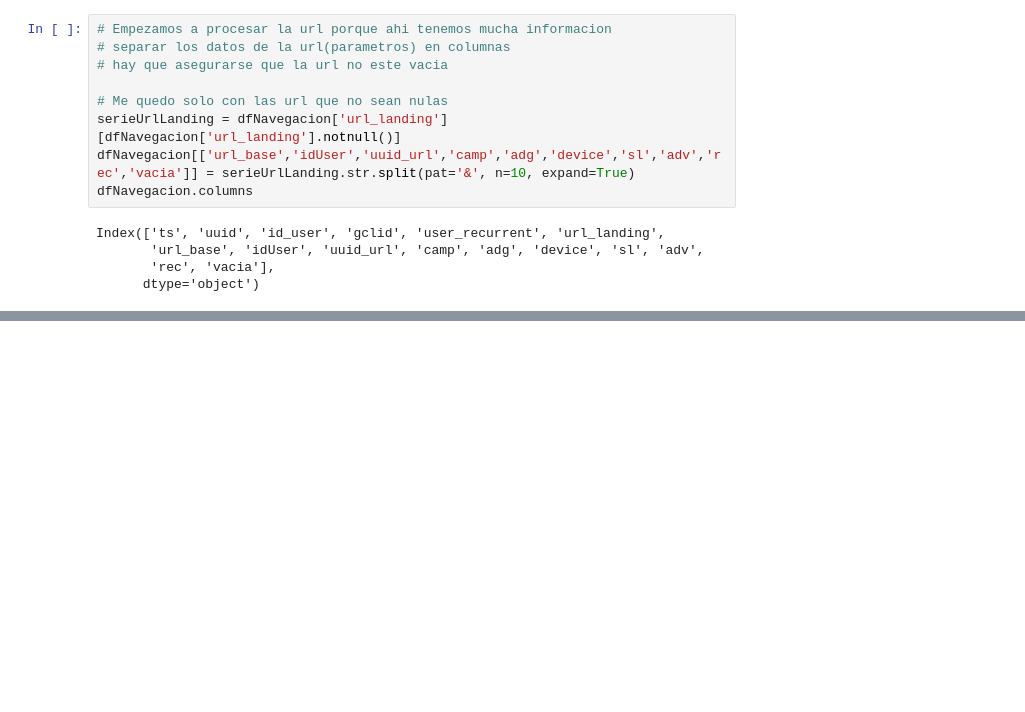
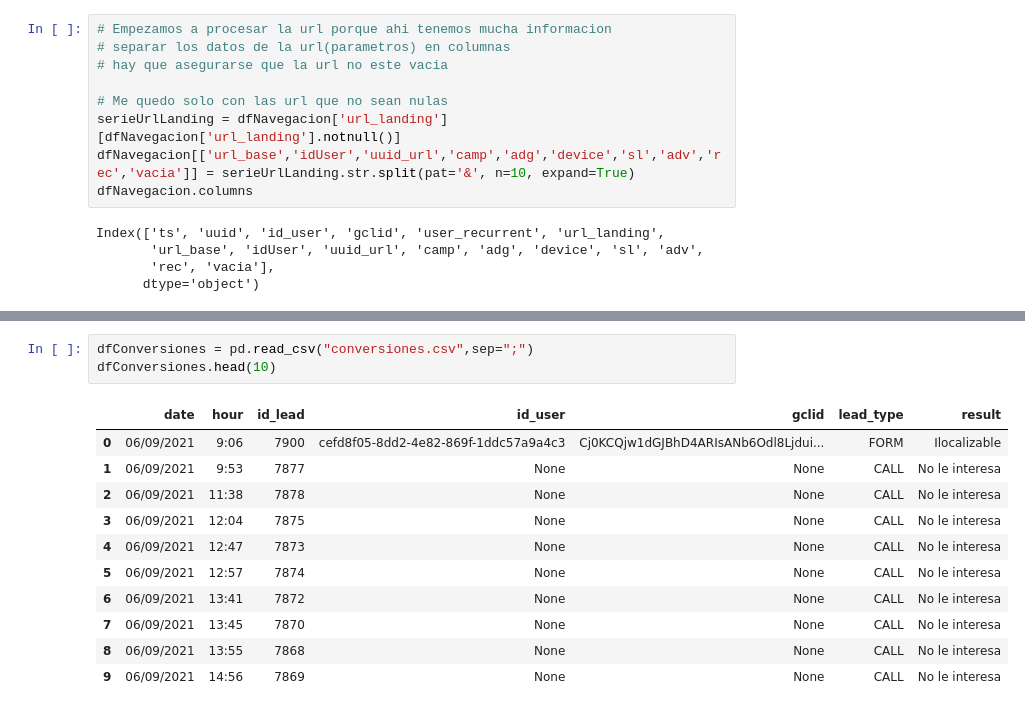
Before and after one commit to IconoTraining/AF-Programaci-n-PYTHON-I-AAFF-32781---GR-39746, a Jupyter notebook: practica_final.ipynb, the cells around one changed output, grey strips where cells are left out. Drawn from its saved outputs; the diff is of its cells as text; blank space fills up the shorter version.

```diff
--- a/practica_final.ipynb
+++ b/practica_final.ipynb
@@ -64,0 +106,15 @@ Index(['ts', 'uuid', 'id_user', 'gclid', 'user_recurrent', 'url_landing',
+# %%
+dfConversiones = pd.read_csv("conversiones.csv",sep=";")
+dfConversiones.head(10)
+# %% [output]
+|  | date | hour | id_lead | id_user | gclid | lead_type | result |
+| 0 | 06/09/2021 | 9:06 | 7900 | cefd8f05-8dd2-4e82-869f-1ddc57a9a4c3 | Cj0KCQjw1dGJBhD4ARIsANb6Odl8Ljdui... | FORM | Ilocalizable |
+| 1 | 06/09/2021 | 9:53 | 7877 | None | None | CALL | No le interesa |
+| 2 | 06/09/2021 | 11:38 | 7878 | None | None | CALL | No le interesa |
+| 3 | 06/09/2021 | 12:04 | 7875 | None | None | CALL | No le interesa |
+| 4 | 06/09/2021 | 12:47 | 7873 | None | None | CALL | No le interesa |
+| 5 | 06/09/2021 | 12:57 | 7874 | None | None | CALL | No le interesa |
+| 6 | 06/09/2021 | 13:41 | 7872 | None | None | CALL | No le interesa |
+| 7 | 06/09/2021 | 13:45 | 7870 | None | None | CALL | No le interesa |
+| 8 | 06/09/2021 | 13:55 | 7868 | None | None | CALL | No le interesa |
+| 9 | 06/09/2021 | 14:56 | 7869 | None | None | CALL | No le interesa |
```
Also changed, not shown: parts of 13 cells of this notebook.
